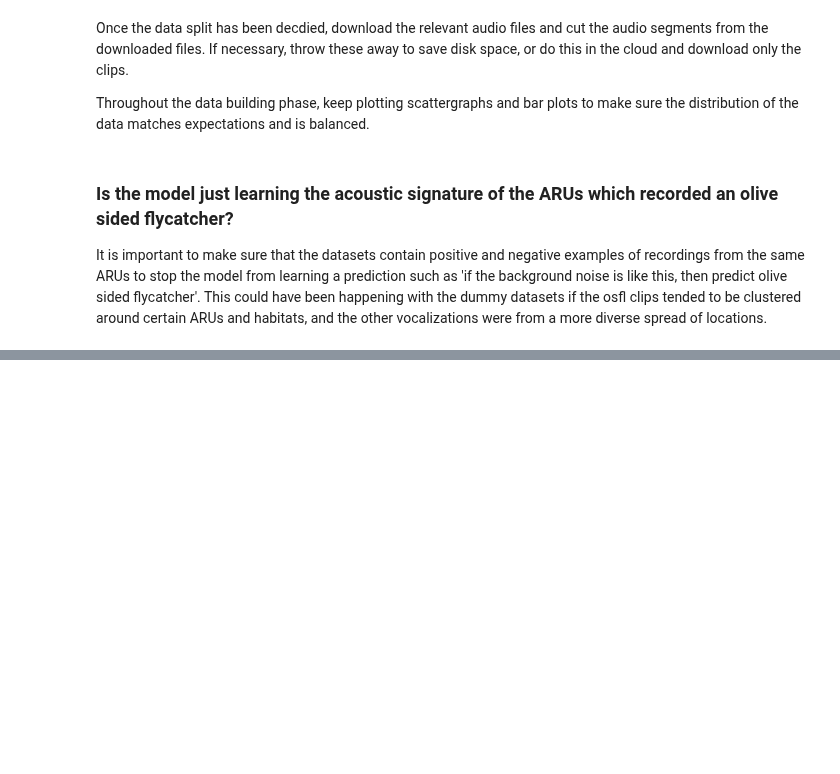
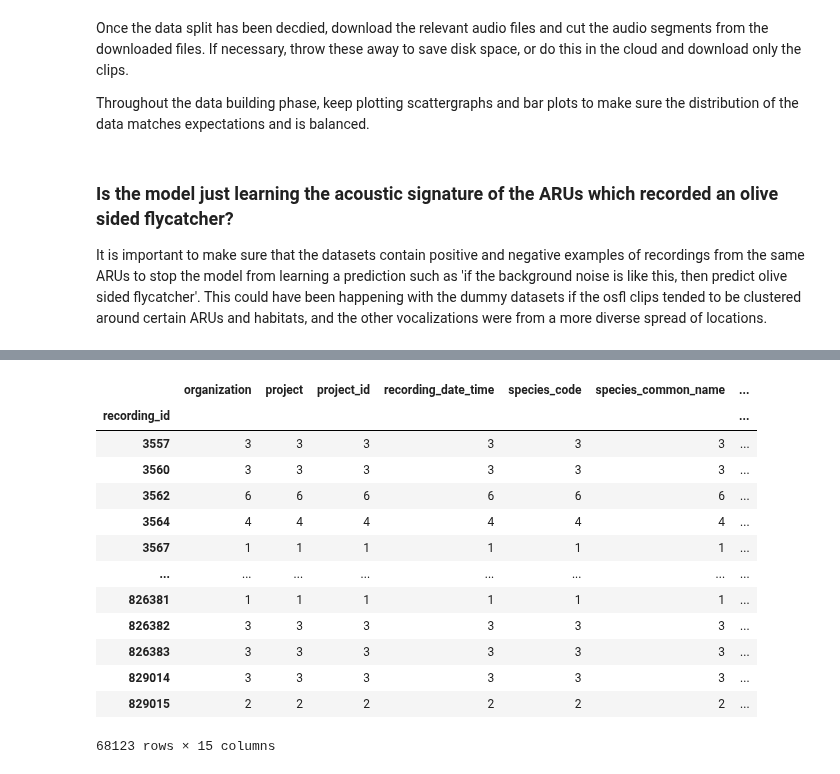
Before and after one commit to Mgallimore88/osfl_cnn_recognizer, a Jupyter notebook: notebooks/exploratory_nbs/1.10-mjg-osfl-dataset-construction.ipynb, the cells around one changed output, grey strips where cells are left out. Saved outputs shown, nothing was run; the diff lists cells and outputs as text; code cells hidden in the pictures; blank space fills up the shorter version.

```diff
--- a/notebooks/exploratory_nbs/1.10-mjg-osfl-dataset-construction.ipynb
+++ b/notebooks/exploratory_nbs/1.10-mjg-osfl-dataset-construction.ipynb
@@ -59,0 +285,19 @@ It is important to make sure that the datasets contain positive and negative exa
+# %%
+# reformat the df so that unique recording_urls are shown, and the species_code and recording_date_time are also shown
+
+df.groupby('recording_id').count()
+# %% [output]
+|  | organization | project | project_id | recording_date_time | species_code | species_common_name | ... |
+| recording_id |  |  |  |  |  |  | ... |
+| 3557 | 3 | 3 | 3 | 3 | 3 | 3 | ... |
+| 3560 | 3 | 3 | 3 | 3 | 3 | 3 | ... |
+| 3562 | 6 | 6 | 6 | 6 | 6 | 6 | ... |
+| 3564 | 4 | 4 | 4 | 4 | 4 | 4 | ... |
+| 3567 | 1 | 1 | 1 | 1 | 1 | 1 | ... |
+| ... | ... | ... | ... | ... | ... | ... | ... |
+| 826381 | 1 | 1 | 1 | 1 | 1 | 1 | ... |
+| 826382 | 3 | 3 | 3 | 3 | 3 | 3 | ... |
+| 826383 | 3 | 3 | 3 | 3 | 3 | 3 | ... |
+| 829014 | 3 | 3 | 3 | 3 | 3 | 3 | ... |
+| 829015 | 2 | 2 | 2 | 2 | 2 | 2 | ... |
+68123 rows × 15 columns
```
Also changed, not shown: parts of 26 cells of this notebook, 2 other files.
